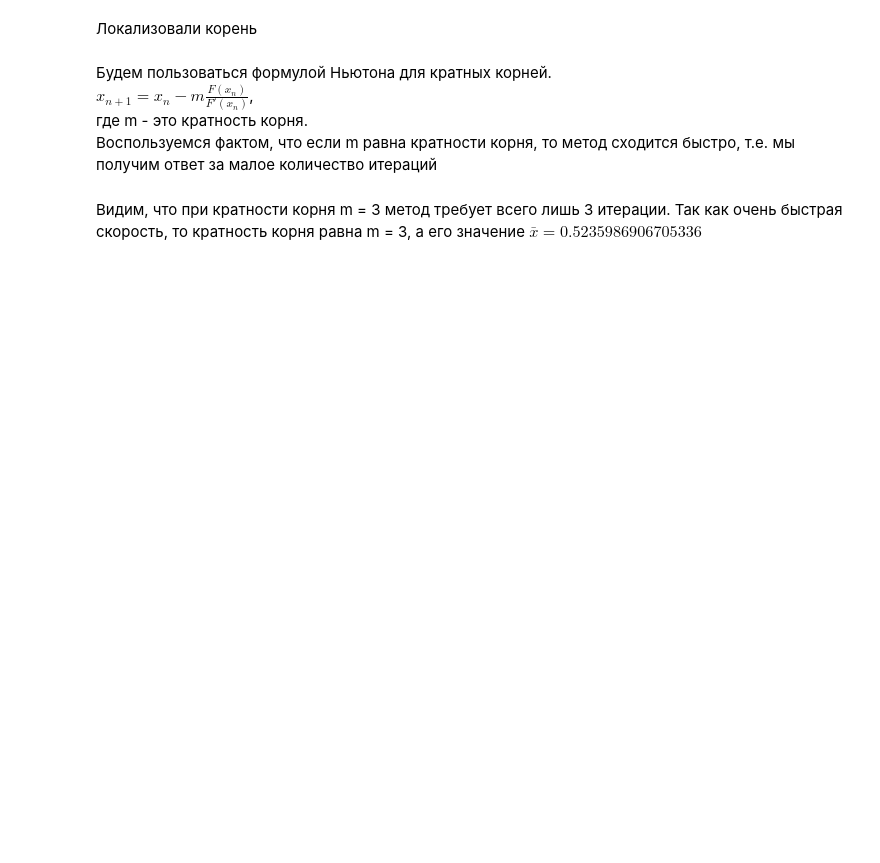
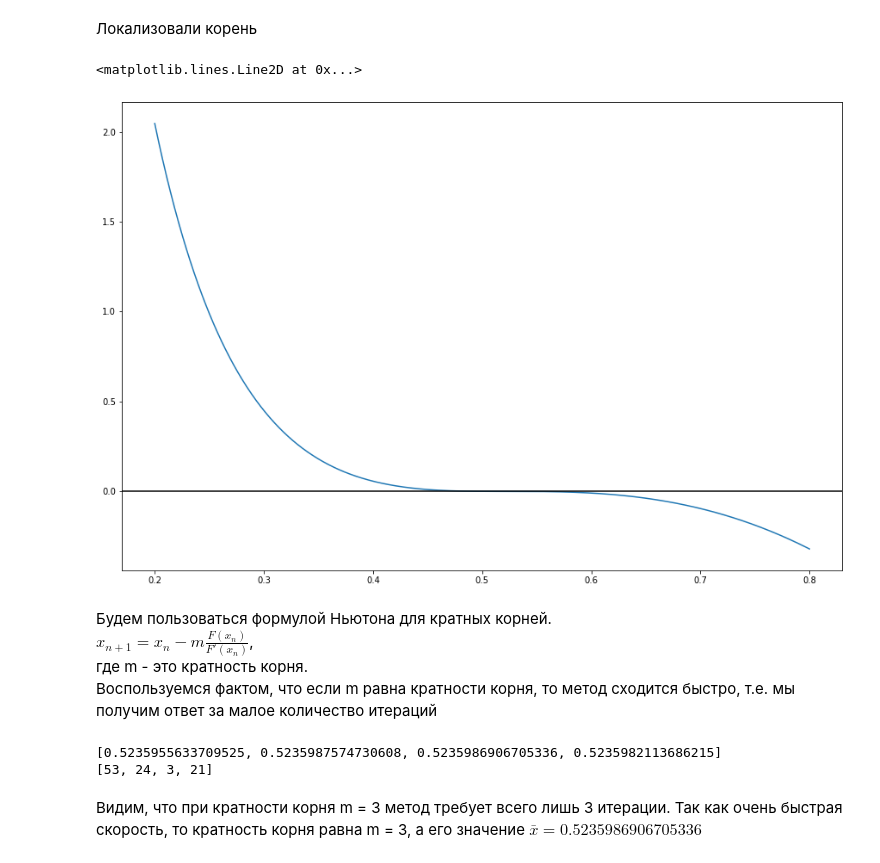
Before and after one commit to Lamantin12/N_A_lab2, a Jupyter notebook: N_A_lab2.ipynb, the cells around one changed output. Cells and saved outputs as stored; diff of their text form; code cells hidden in the pictures; blank space fills up the shorter version.

Commit message:
Added all methods in .py files

```diff
--- a/N_A_lab2.ipynb
+++ b/N_A_lab2.ipynb
@@ -191,9 +193,9 @@ ax = plt.yscale('log')
 Задаем Функцию и ее производную:
 # %%
 def function_3(x):
-    return (x-1)**8
-def function_derivative_3_1(x):
-    return 8*(x-1)**7
+    return np.sqrt(3)/np.tan(x) + 4*np.sqrt(3)*x + 4*np.pi*x - 3 - 2*np.pi / np.sqrt(3) - 12*x**2 - np.pi**2 / 3
+def function_derivative_3(x):
+    return np.sqrt(3)*(-1 / np.sin(x)**2) + 4*np.sqrt(3) + 4*np.pi - 24*x
 # %% [markdown]
 Смотрим где примерно находятся корни уравнения(в 0 функция не определена
 # %%
@@ -205,28 +210,30 @@ ax.axhline(0, c = 'black')
 # %% [markdown]
 Локализовали корень
 # %%
-x_range = np.linspace(0.2, 0.8, 1000)
+A = [0.2]
+B = [0.8]
+x_range = np.linspace(A, B, 1000)
 
 fig, ax = plt.subplots(1,1, figsize = (15,10))
 ax.plot(x_range,function_3(x_range))
 ax.axhline(0, c = 'black')
+# %% [output]
+<matplotlib.lines.Line2D at 0x...>
+[figure, added]
 # %% [markdown]
 Будем пользоваться формулой Ньютона для кратных корней.
 $x_{n+1} = x_{n} - m\frac{F(x_{n})}{F'(x_{n})}$,
 где m - это кратность корня.
 Воспользуемся фактом, что если m равна кратности корня, то метод сходится быстро, т.е. мы получим ответ за малое количество итераций
 # %%
-eps = 10**(-2)
-def Newton_s(x, m):
-    x_k = x - m * function_3(x) / function_derivative_3_1(x)
-    t = 1
-    while (np.abs(x_k - x) > eps):
-        x = x_k
-        x_k = x - m * function_3(x) / function_derivative_3_1(x)
-        t +=1
-    return [x_k, t]
+eps = 10**(-12)
 
-for i in range(1,9,1):
-    print(Newton_s(0, i))
+multiple_newton = newton_method(function_3,function_derivative_3,A,B)
+multiple_newton.fit('multiple',eps,multiple_edge=5)
+print(multiple_newton.result)
+print(multiple_newton.result_t)
+# %% [output]
+[0.5235955633709525, 0.5235987574730608, 0.5235986906705336, 0.5235982113686215]
+[53, 24, 3, 21]
 # %% [markdown]
 Видим, что при кратности корня m = 3 метод требует всего лишь 3 итерации. Так как очень быстрая скорость, то кратность корня равна m = 3, а его значение $\bar{x} = 0.5235986906705336$
```
Also changed, not shown: parts of 4 cells of this notebook, 1 other file.
